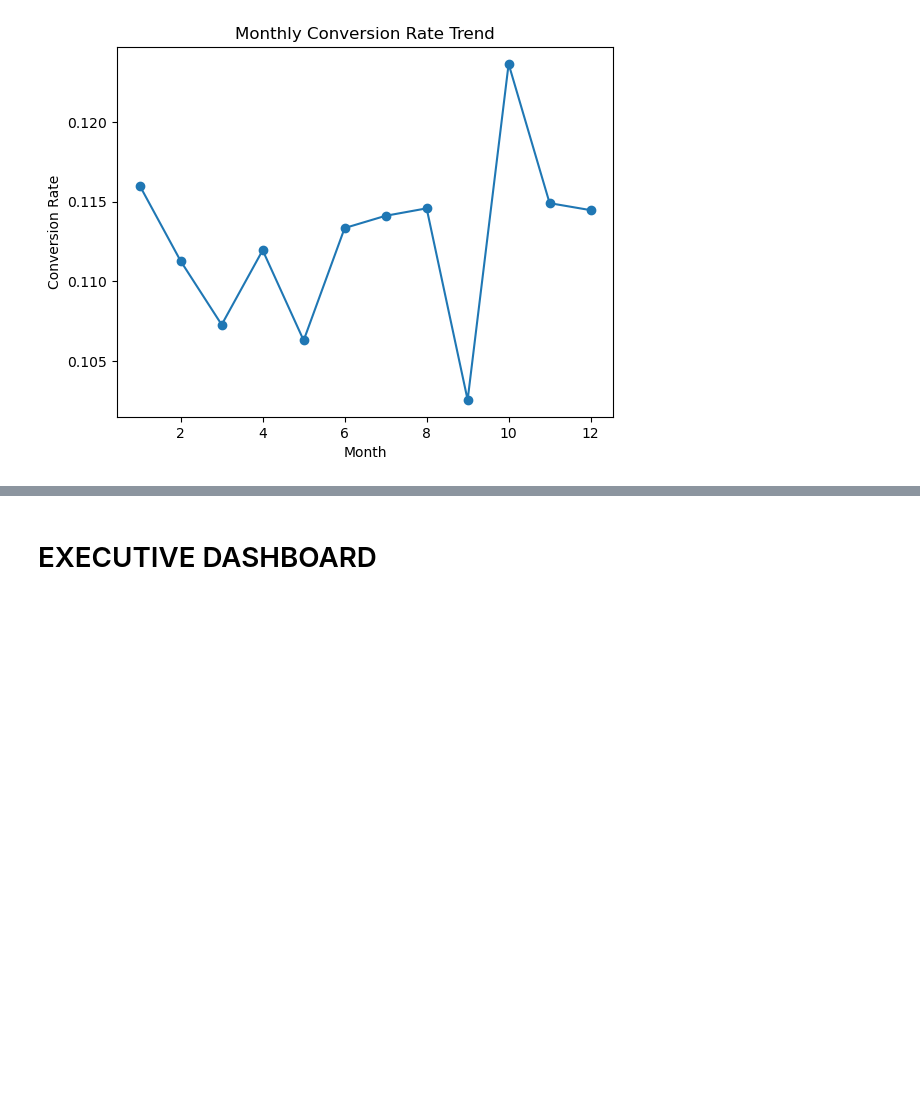
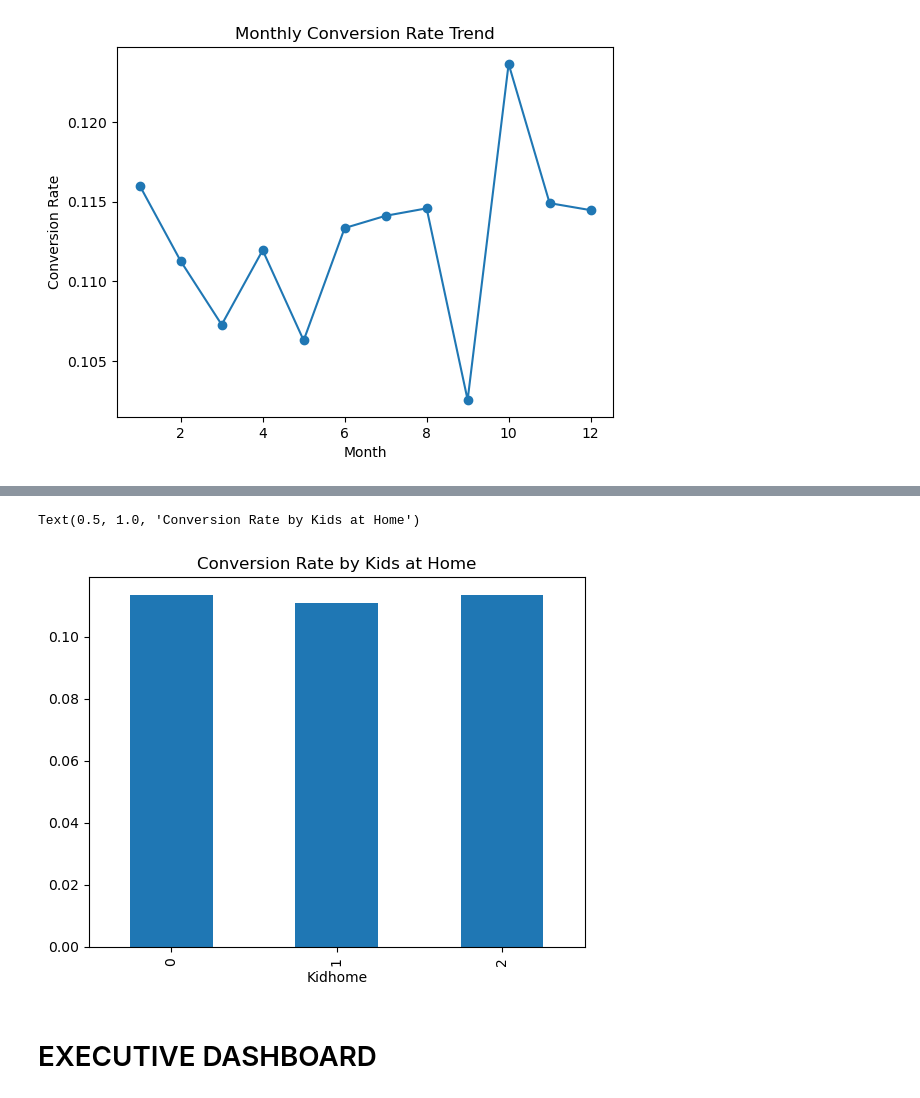
Before and after one commit to Sjoc88/Projects, a Jupyter notebook: Python/DatosProyecto/Analisis.ipynb, the cells around one changed output, grey strips where cells are left out. Saved outputs shown, nothing was run; the diff lists cells and outputs as text; code cells hidden in the pictures; blank space fills up the shorter version.

```diff
--- a/Python/DatosProyecto/Analisis.ipynb
+++ b/Python/DatosProyecto/Analisis.ipynb
@@ -571,3 +723,9 @@ plt.show()
+# %%
+merged.groupby("Kidhome")["y_num"].mean().plot(kind="bar")
+plt.title("Conversion Rate by Kids at Home")
+# %% [output]
+Text(0.5, 1.0, 'Conversion Rate by Kids at Home')
+[figure, added]
 # %% [markdown]
 # EXECUTIVE DASHBOARD
 # %%
```
Also changed, not shown: parts of 56 cells of this notebook, 4 other files.
